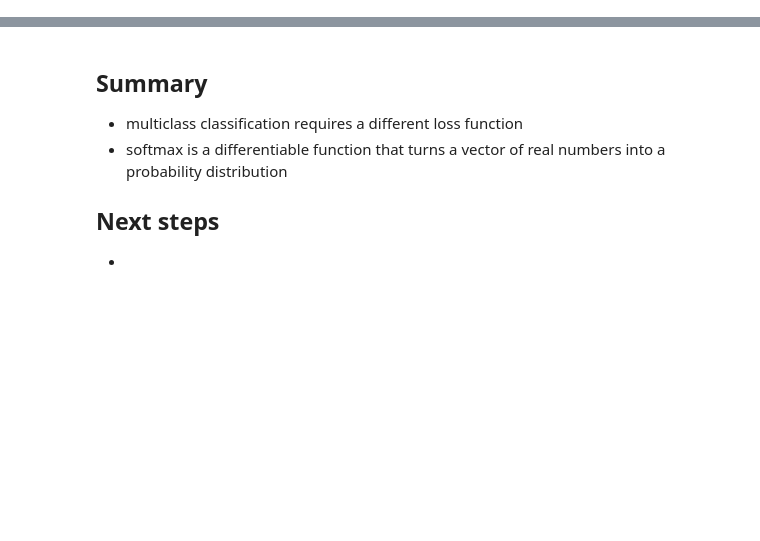
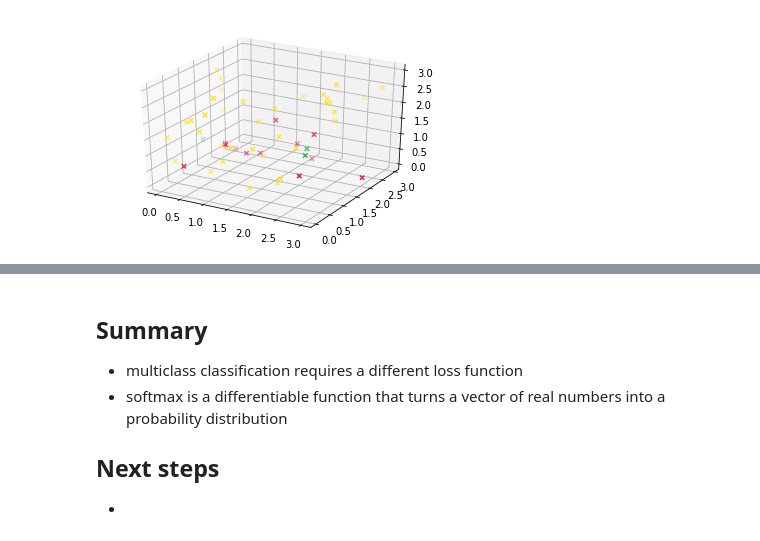
Before and after one commit to TataAndBigData/Practical-ML-DS, a Jupyter notebook: Chapter 1. Machine Learning Foundations/9. Multiclass classification.ipynb, the cells around one changed output, grey strips where cells are left out. Drawn from its saved outputs; the diff is of its cells as text; code cells hidden in the pictures; blank space fills up the shorter version.

Commit message:
added 3d vis of data

```diff
--- a/Chapter 1. Machine Learning Foundations/9. Multiclass classification.ipynb
+++ b/Chapter 1. Machine Learning Foundations/9. Multiclass classification.ipynb
@@ -58,0 +88,31 @@ print(sum(softmax(x)))
+# %%
+import numpy as np
+import matplotlib.pyplot as plt
+from mpl_toolkits.mplot3d import Axes3D
+from get_colors import colors
+
+
+def make_binary_data(m=50):
+    X = 3*np.random.rand(m, 3) #sample from a normal distribution
+    w = np.array([1, -2, 3])
+    Xw = np.matmul(X, w.T)
+    Y = np.zeros(X.shape[0])
+    Y[Xw > 0] = 1#np.sum(Wx,axis=1)
+    Y[Xw > 1] = 2
+    return X, Y #returns X (the input) and Y (labels)
+
+def plot_data(X, Y):
+    fig = plt.figure()
+    ax1 = fig.add_subplot(111, projection='3d')
+    for y in range(3):
+        x = X[Y == y]
+        ax1.scatter(x[:, 0], x[:, 1], x[:, 2], c=colors[y], marker='x')
+    # ax1.xlabel('X')
+    # ax1.ylabel('Y')
+    # ax1.grid()
+    plt.show()
+
+X, Y = make_binary_data()
+plot_data(X, Y)
+# %% [output]
+[figure, added]
```
Also changed, not shown: parts of 6 cells of this notebook, 1 other file.
